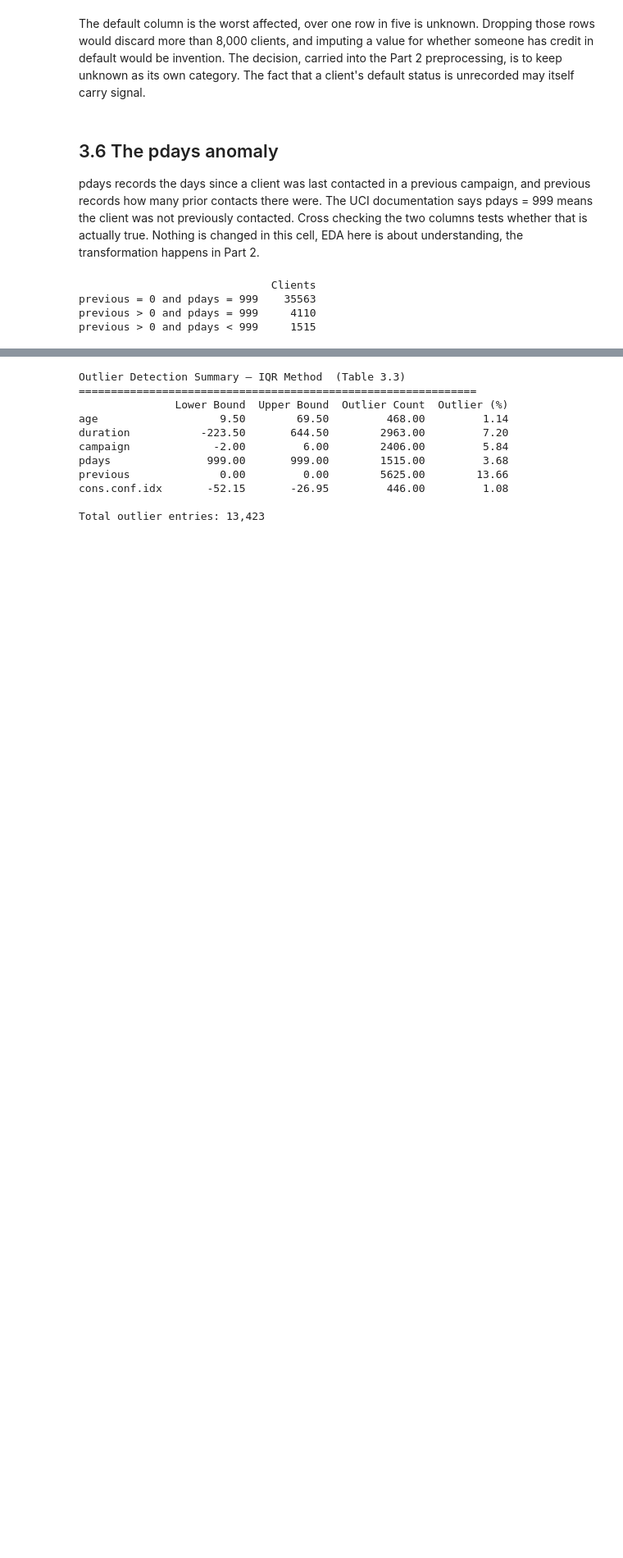
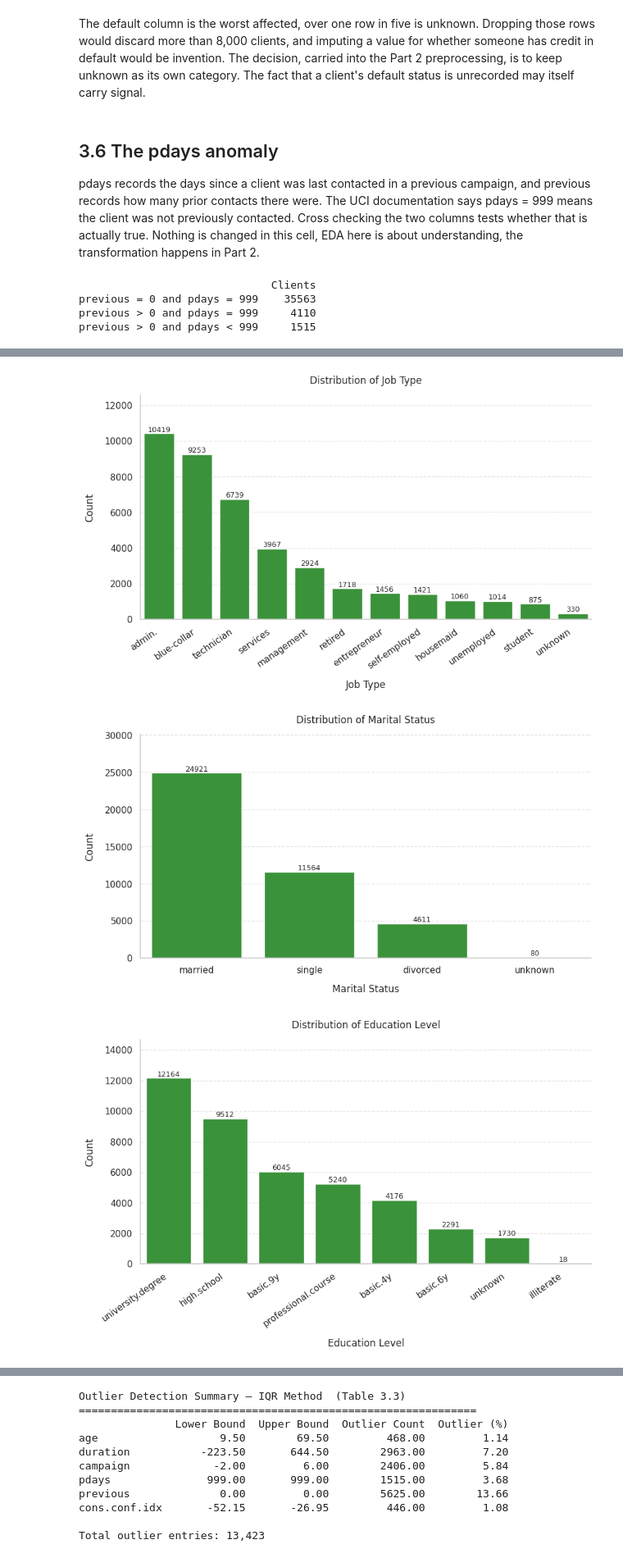
Before and after one commit to Nkengfack/Bank_marketing_ml_Classifications, a Jupyter notebook: bank_marketing_ML_perfomance.ipynb, the cells around one changed output, grey strips where cells are left out. Shown at 82% size. Cells and saved outputs as stored; diff of their text form; code cells hidden in the pictures; blank space fills up the shorter version.

```diff
--- a/bank_marketing_ML_perfomance.ipynb
+++ b/bank_marketing_ML_perfomance.ipynb
@@ -516,0 +340,37 @@ The IQR method is used rather than z-score because several features are heavily
+# %%
+cat_feature_names = {
+    'job'         : 'Job Type',
+    'marital'     : 'Marital Status',
+    'education'   : 'Education Level',
+    'default'     : 'Credit Default Status',
+    'housing'     : 'Housing Loan',
+    'loan'        : 'Personal Loan',
+    'contact'     : 'Contact Communication Type',
+    'month'       : 'Last Contact Month',
+    'day_of_week' : 'Last Contact Day of Week',
+    'poutcome'    : 'Previous Campaign Outcome'
+}
+
+for col in cat_features:
+    fig, ax = plt.subplots(figsize=(10, 5))
+    order = marketing[col].value_counts().index
+    sns.countplot(data=marketing, x=col, order=order, color=COLOUR_NO, ax=ax)
+
+    if marketing[col].nunique() > 4:
+        plt.xticks(rotation=35, ha='right')
+
+    for container in ax.containers:
+        ax.bar_label(container, fmt='%d', label_type='edge', fontsize=9)
+
+    plt.title(f'Distribution of {cat_feature_names.get(col, col)}', pad=14)
+    plt.xlabel(cat_feature_names.get(col, col), labelpad=12)
+    plt.ylabel('Count', labelpad=12)
+    plt.ylim(0, ax.get_ylim()[1] * 1.15)
+    sns.despine(top=True, right=True)
+    plt.grid(axis='y', linestyle='--', alpha=0.5)
+    plt.savefig(f'count_{col.replace(".", "_")}.png', dpi=300)
+    plt.show()
+# %% [output]
+[figure, added]
+[figure, added]
+[figure, added]
```
Also changed, not shown: parts of 41 cells of this notebook.
